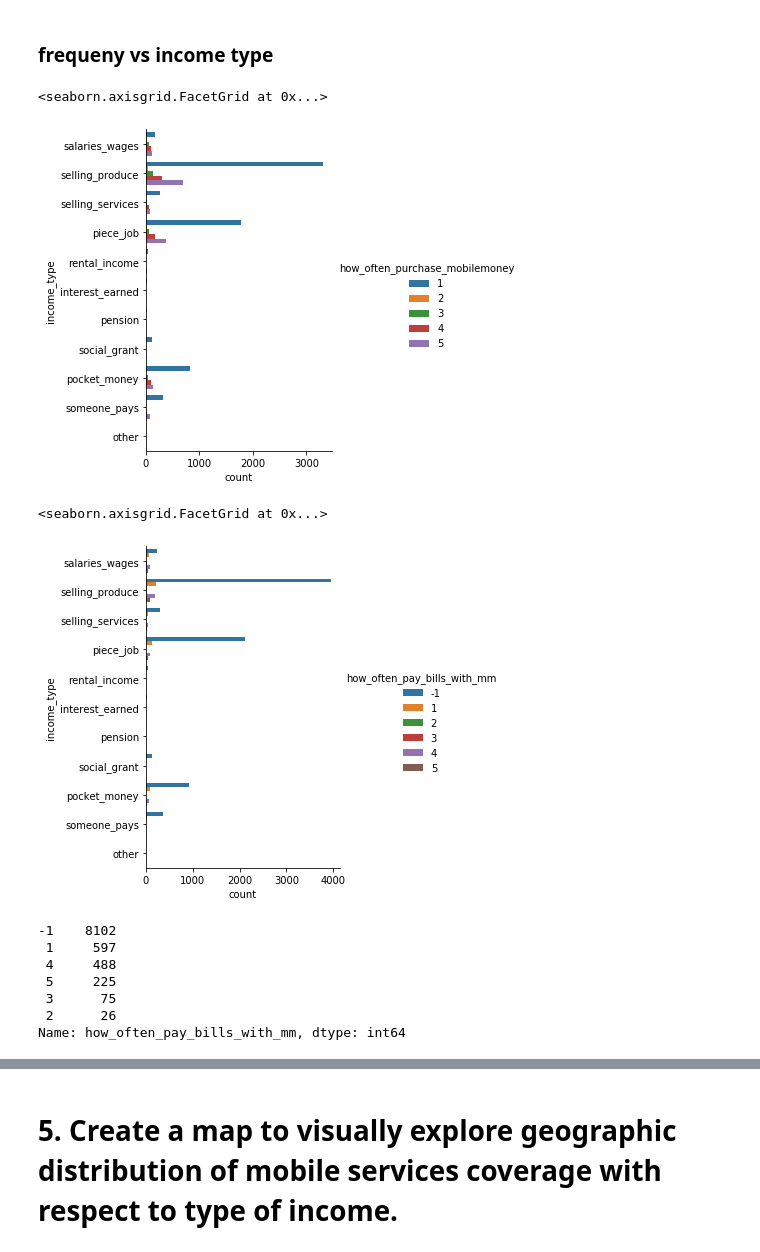
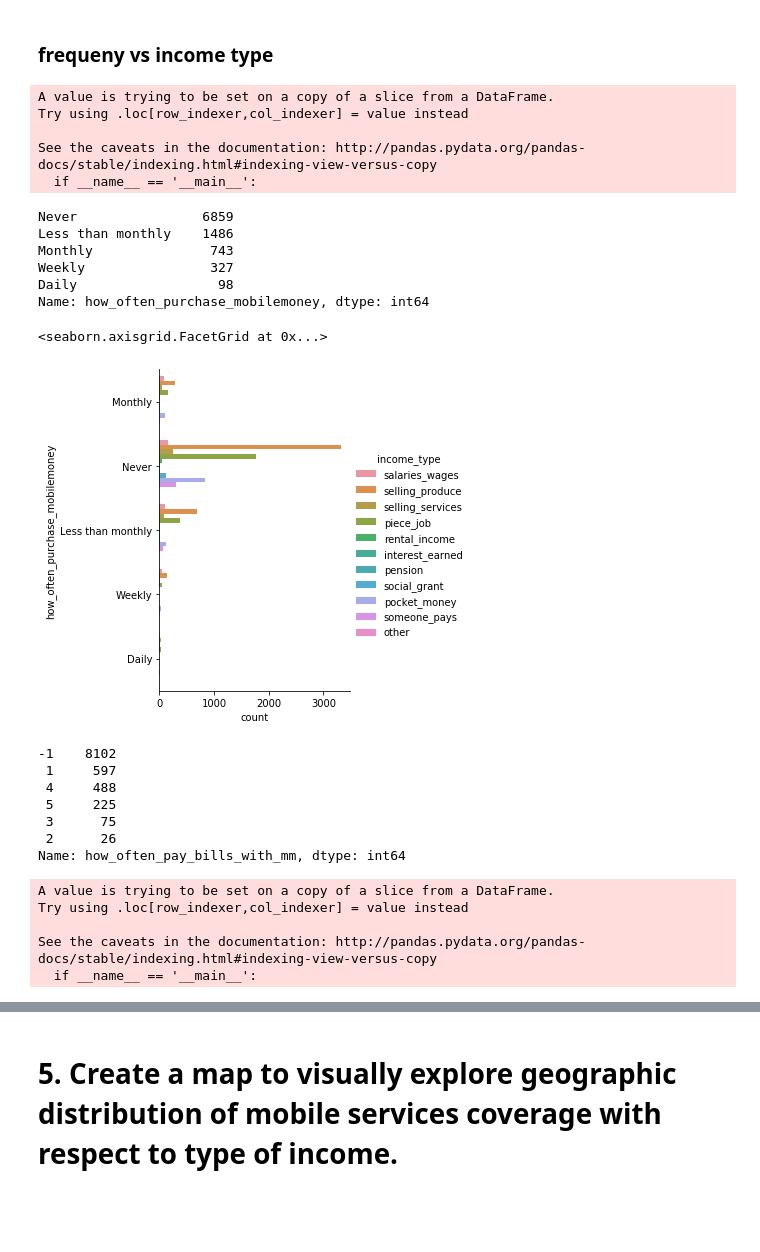
Before and after one commit to masaimahapa/Tanzania-mobile-money, a Jupyter notebook: mobile-money analysis.ipynb, the cells around one changed output, grey strips where cells are left out. Saved outputs shown, nothing was run; the diff lists cells and outputs as text; code cells hidden in the pictures; blank space fills up the shorter version.

```diff
--- a/mobile-money analysis.ipynb
+++ b/mobile-money analysis.ipynb
@@ -34,3 +38,2 @@ df_mobile= pd.read_csv('training.csv')
 # %%
 df_mobile = df_mobile.rename({'Q1': 'age', 'Q2': 'gender', 'Q3':'marital_status', 'Q4':'highest_education', 'Q5':'land_ownership', 'Q6':'title_deed', 'Q7':'own_phone', 'Q8_1':'salaries_wages', 'Q8_2':'selling_produce', 'Q8_3':'selling_services', 'Q8_4':'piece_job', 'Q8_5':'rental_income', 'Q8_6':'interest_earned','Q8_7':'pension', 'Q8_8':'social_grant', 'Q8_9':'pocket_money', 'Q8_10':'someone_pays', 'Q8_11':'other', 'Q9':'employer_for_employed', 'Q10':'what_you_sell', 'Q11':'service_you_provide', 'Q12':'sent_money_in_12_months', 'Q13':'when_last_send_money','Q14':'recieved_money_in_12_months','Q15':'when_last_recieve_money','Q16':'how_often_purchase_mobilemoney','Q17':'how_often_pay_bills_with_mm','Q18':'literacy_Kiswhahili','Q19':'literacy_english'}, axis='columns')
-df_mobile.columns
@@ -388,4 +238,4 @@ number_to_word= {
     1: 'land_owner',
     2:'not_land_owner'
 }
-df_income.title_deed= df_mobile.title_deed.map(number_to_word)
+df_mobile['title_deed']= df_mobile.title_deed.map(number_to_word)
@@ -403,7 +291,7 @@ df_income= df_mobile[['ID','age','gender', 'marital_status', 'title_deed', 'how_
        'piece_job', 'rental_income', 'interest_earned', 'pension',
        'social_grant', 'pocket_money', 'someone_pays', 'other', 'mobile_money', 'Latitude', 'Longitude']]
 '''
-df_income= pd.melt(df_income, id_vars=['ID','age','gender','marital_status', 'title_deed','Latitude', 'Longitude','mobile_money', 'how_often_purchase_mobilemoney', 'how_often_pay_bills_with_mm'], var_name= 'income_type', value_name='income_value')
+df_income= pd.melt(df_income, id_vars=['ID','age','gender','marital_status', 'title_deed','Latitude', 'Longitude','mobile_money', 'highest_education', 'how_often_purchase_mobilemoney', 'how_often_pay_bills_with_mm'], var_name= 'income_type', value_name='income_value')
 df_income.head()
 # %% [output]
 |  | ID | age | gender | marital_status | title_deed | Latitude | Longitude | mobile_money | ... |
@@ -536,16 +417,36 @@ sns.catplot(hue='title_deed', y='how_often_purchase_mobilemoney', data=df_mobile
 [figure]
 # %% [markdown]
 ### frequeny vs income type
+# %%
+number_to_word= {
+    -1: 'NA',
+    1: 'Never',
+    2: 'Daily',
+    3: 'Weekly',
+    4: 'Monthly',
+    5: 'Less than monthly'
+}
+df_income_all['how_often_purchase_mobilemoney']= df_income_all['how_often_purchase_mobilemoney'].map(number_to_word)
+# %% [output]
+A value is trying to be set on a copy of a slice from a DataFrame.
+Try using .loc[row_indexer,col_indexer] = value instead
+
+See the caveats in the documentation: http://pandas.pydata.org/pandas-docs/stable/indexing.html#indexing-view-versus-copy
+  if __name__ == '__main__':
+# %%
+df_income_all.how_often_purchase_mobilemoney.value_counts()
+# %% [output]
+Never                6859
+Less than monthly    1486
+Monthly               743
+Weekly                327
+Daily                  98
+Name: how_often_purchase_mobilemoney, dtype: int64
 # %%
-sns.catplot(hue='how_often_purchase_mobilemoney', y='income_type', data=df_income_all, kind='count')
+sns.catplot(hue='income_type', y='how_often_purchase_mobilemoney', data=df_income_all, kind='count')
 # %% [output]
 <seaborn.axisgrid.FacetGrid at 0x...>
-[figure, old version]
+[figure, new version]
-# %%
-sns.catplot(hue='how_often_pay_bills_with_mm', y='income_type', data=df_income_all, kind='count')
-# %% [output]
-<seaborn.axisgrid.FacetGrid at 0x...>
-[figure, removed]
 # %%
 df_income_all.how_often_pay_bills_with_mm.value_counts()
 # %% [output]
@@ -556,3 +457,19 @@ df_income_all.how_often_pay_bills_with_mm.value_counts()
  3      75
  2      26
 Name: how_often_pay_bills_with_mm, dtype: int64
+# %%
+number_to_word= {
+    -1: 'NA',
+    1: 'Never',
+    2: 'Daily',
+    3: 'Weekly',
+    4: 'Monthly',
+    5: 'Less than monthly'
+}
+df_income_all['how_often_pay_bills_with_mm']= df_income_all['how_often_pay_bills_with_mm'].map(number_to_word)
+# %% [output]
+A value is trying to be set on a copy of a slice from a DataFrame.
+Try using .loc[row_indexer,col_indexer] = value instead
+
+See the caveats in the documentation: http://pandas.pydata.org/pandas-docs/stable/indexing.html#indexing-view-versus-copy
+  if __name__ == '__main__':
```
Also changed, not shown: parts of 46 cells of this notebook, 5 other files.
